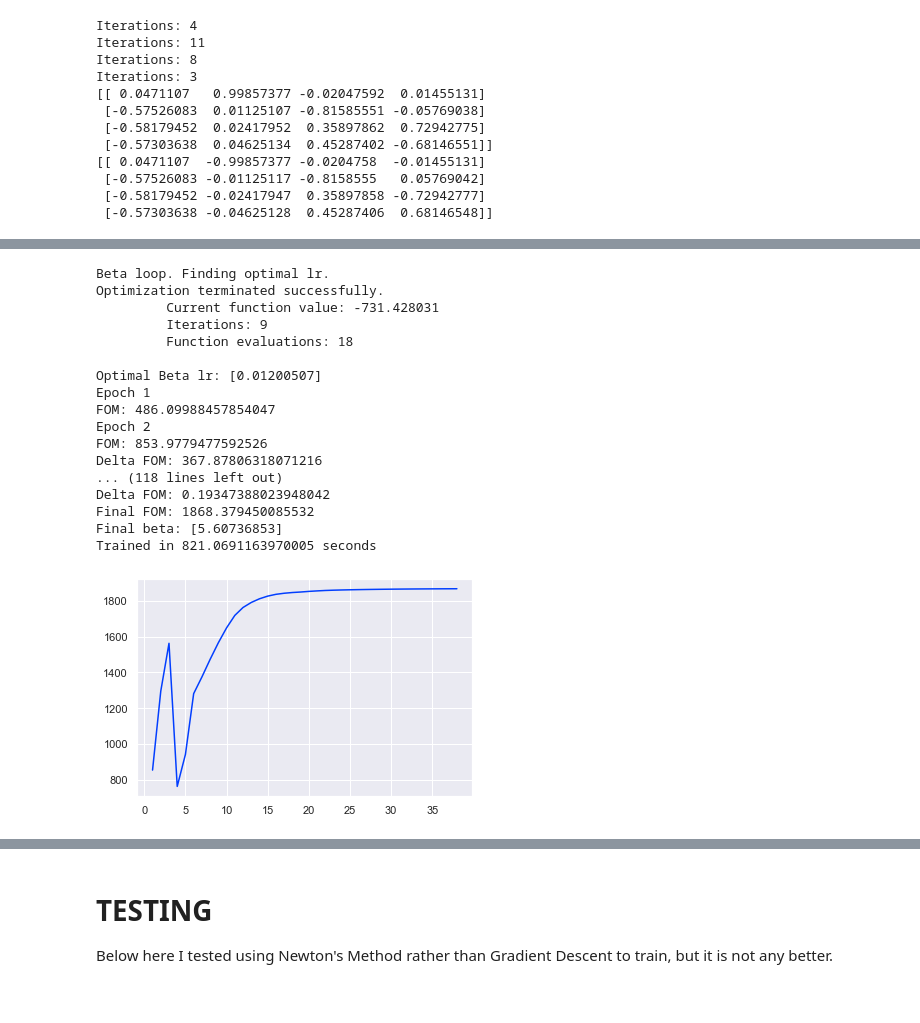
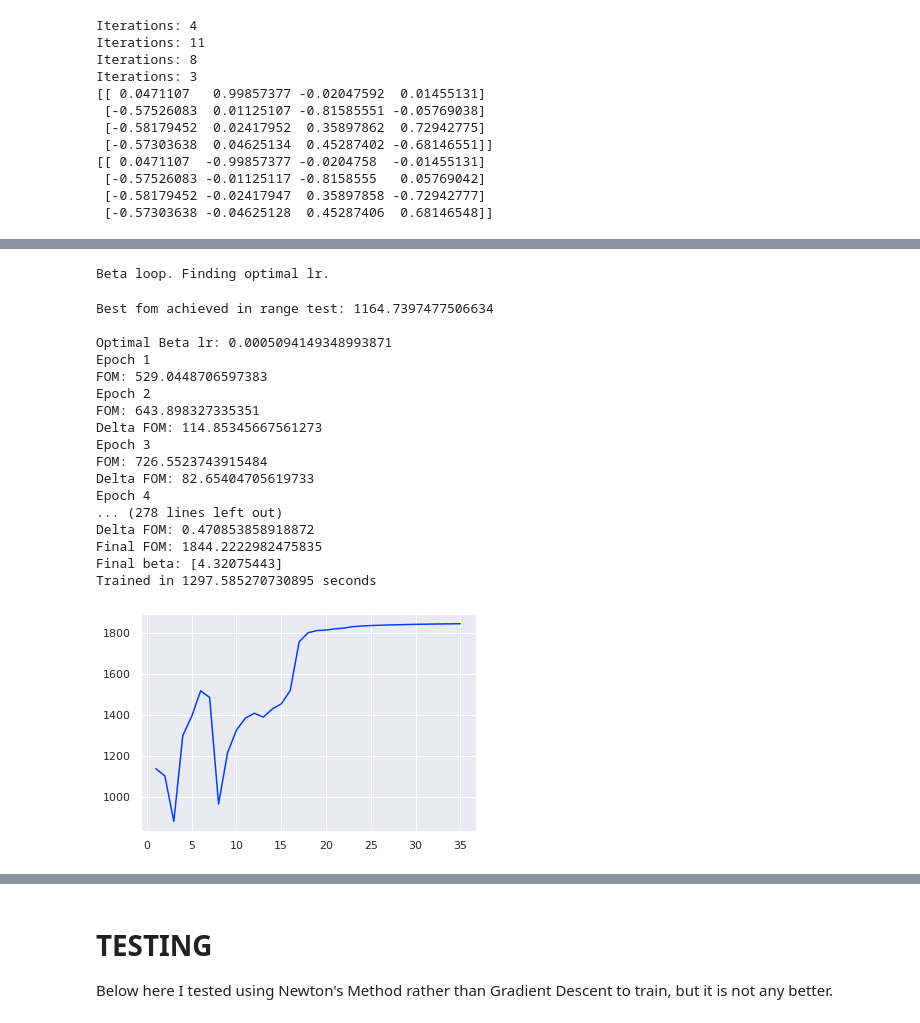
Before and after one commit to LSSTDESC/tomo_challenge, a Jupyter notebook: notebooks/pca_cluster.ipynb, the cells around one changed output, grey strips where cells are left out. Drawn from its saved outputs; the diff is of its cells as text; code cells hidden in the pictures.

```diff
--- a/notebooks/pca_cluster.ipynb
+++ b/notebooks/pca_cluster.ipynb
@@ -385,28 +395,29 @@ def classify(points, centroids):
     return jnp.argmin(dist, axis=0)
 # %%
 t0 = time.perf_counter()
-centers = fit_centroids(data_cut, z_cut, num_centroids=3, num_epochs=70, impl="fom", lr=0.01)
+centers = fit_centroids(data_cut, z_cut, num_centroids=4, num_epochs=70, impl="fom", lr=0.0024/7)
 duration = time.perf_counter() - t0
 print(f"Trained in {duration} seconds")
 # %% [output]
 Beta loop. Finding optimal lr.
-Optimization terminated successfully.
-         Current function value: -731.428031
-         Iterations: 9
-         Function evaluations: 18
-
-Optimal Beta lr: [0.01200507]
-Epoch 1
-FOM: 486.09988457854047
-Epoch 2
-FOM: 853.9779477592526
-Delta FOM: 367.87806318071216
-... (118 lines left out)
-Delta FOM: 0.19347388023948042
-Final FOM: 1868.379450085532
-Final beta: [5.60736853]
-Trained in 821.0691163970005 seconds
+Best fom achieved in range test: 1164.7397477506634
+
+Optimal Beta lr: 0.0005094149348993871
+Epoch 1
+FOM: 529.0448706597383
+Epoch 2
+FOM: 643.898327335351
+Delta FOM: 114.85345667561273
+Epoch 3
+FOM: 726.5523743915484
+Delta FOM: 82.65404705619733
+Epoch 4
+... (278 lines left out)
+Delta FOM: 0.470853858918872
+Final FOM: 1844.2222982475835
+Final beta: [4.32075443]
+Trained in 1297.585270730895 seconds
-[figure, old version]
+[figure, new version]
 # %%
 fig, ax = plt.subplots(figsize=(15, 10))
 
```
Also changed, not shown: parts of 20 cells of this notebook.
